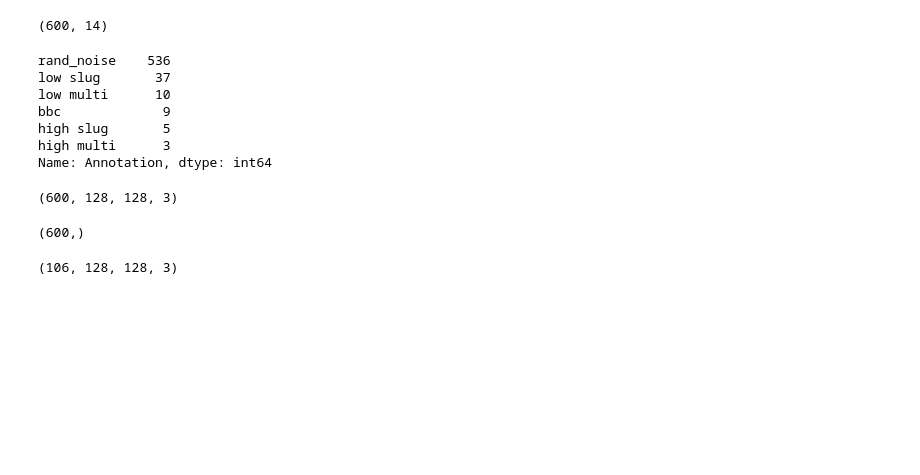
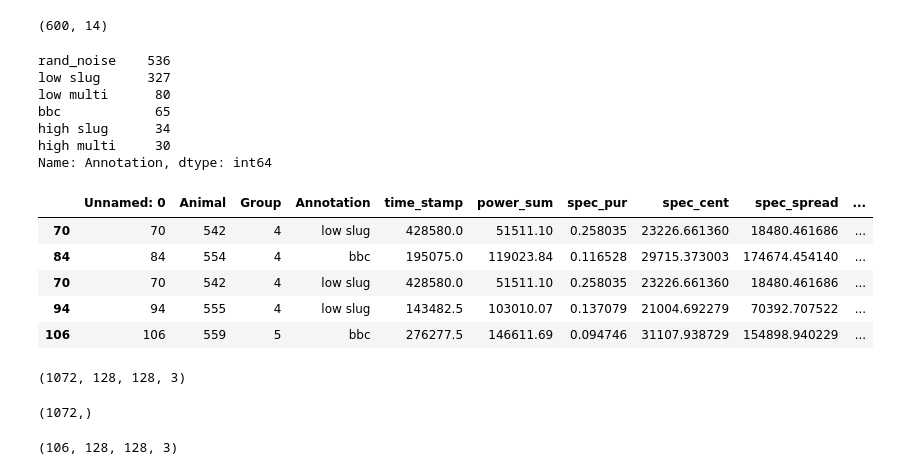
Before and after one commit to grace3999/USV_Python, a Jupyter notebook: Notebooks/6_xr_Annotations_deeplearning.ipynb, the cells around one changed output. Drawn from its saved outputs; the diff is of its cells as text; code cells hidden in the pictures; blank space fills up the shorter version.

```diff
--- a/Notebooks/6_xr_Annotations_deeplearning.ipynb
+++ b/Notebooks/6_xr_Annotations_deeplearning.ipynb
@@ -63,16 +63,31 @@ train_train, test_validate = train_test_split(train_orig, test_size=0.15, random
 train_train.shape
 # %% [output]
 (600, 14)
-# %%
-train_train.Annotation.value_counts()
-# %% [output]
-rand_noise    536
-low slug       37
-low multi      10
-bbc             9
-high slug       5
-high multi      3
-Name: Annotation, dtype: int64
+# %%
+train_orig_maj = train_train[train_train['Annotation'] == 'rand_noise']
+train_orig_min = train_train[train_train['Annotation'] != 'rand_noise']
+
+train_orig_min_upsamples = resample(train_orig_min, replace=True, n_samples = len(train_orig_maj), random_state = 123)
+
+train_orig_upsamples = pd.concat([train_orig_min_upsamples, train_orig_maj])
+
+print(train_orig_upsamples.Annotation.value_counts())
+
+train_orig_upsamples.head()
+# %% [output]
+rand_noise    536
+low slug      327
+low multi      80
+bbc            65
+high slug      34
+high multi     30
+Name: Annotation, dtype: int64
+|  | Unnamed: 0 | Animal | Group | Annotation | time_stamp | power_sum | spec_pur | spec_cent | spec_spread | ... |
+| 70 | 70 | 542 | 4 | low slug | 428580.0 | 51511.10 | 0.258035 | 23226.661360 | 18480.461686 | ... |
+| 84 | 84 | 554 | 4 | bbc | 195075.0 | 119023.84 | 0.116528 | 29715.373003 | 174674.454140 | ... |
+| 70 | 70 | 542 | 4 | low slug | 428580.0 | 51511.10 | 0.258035 | 23226.661360 | 18480.461686 | ... |
+| 94 | 94 | 555 | 4 | low slug | 143482.5 | 103010.07 | 0.137079 | 21004.692279 | 70392.707522 | ... |
+| 106 | 106 | 559 | 5 | bbc | 276277.5 | 146611.69 | 0.094746 | 31107.938729 | 154898.940229 | ... |
 # %%
 def square_rgb(xr_slice):
     times = data['times'].values
@@ -96,7 +111,7 @@ def square_rgb(xr_slice):
 # %%
 rgbs = []
 i = 1
-for index, row in train_train.iterrows():
+for index, row in train_orig_upsamples.iterrows():
     data = xr.open_dataset('C:/Users/Schindler/Documents/ProgrammingFun/USV_python/Datasets/' + str(row['Animal']) + '_xr_Dataset.nc')
 
     xr_slice = data['__xarray_dataarray_variable__'].sel(slices=row['time_stamp'])
@@ -109,12 +124,12 @@ for index, row in train_train.iterrows():
 X = np.stack(rgbs)
 print(X.shape)
 # %% [output]
-(600, 128, 128, 3)
+(1072, 128, 128, 3)
 # %%
-y = train_train['class']
+y = train_orig_upsamples['class']
 y.shape
 # %% [output]
-(600,)
+(1072,)
 # %%
 rgbs_test = []
 i = 1
```
Also changed, not shown: parts of 9 cells of this notebook.
